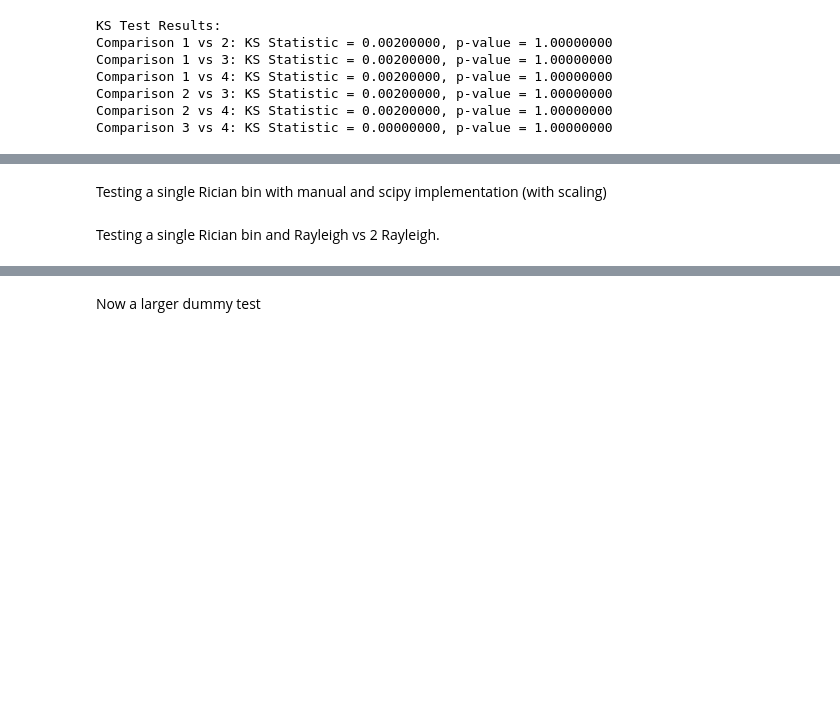
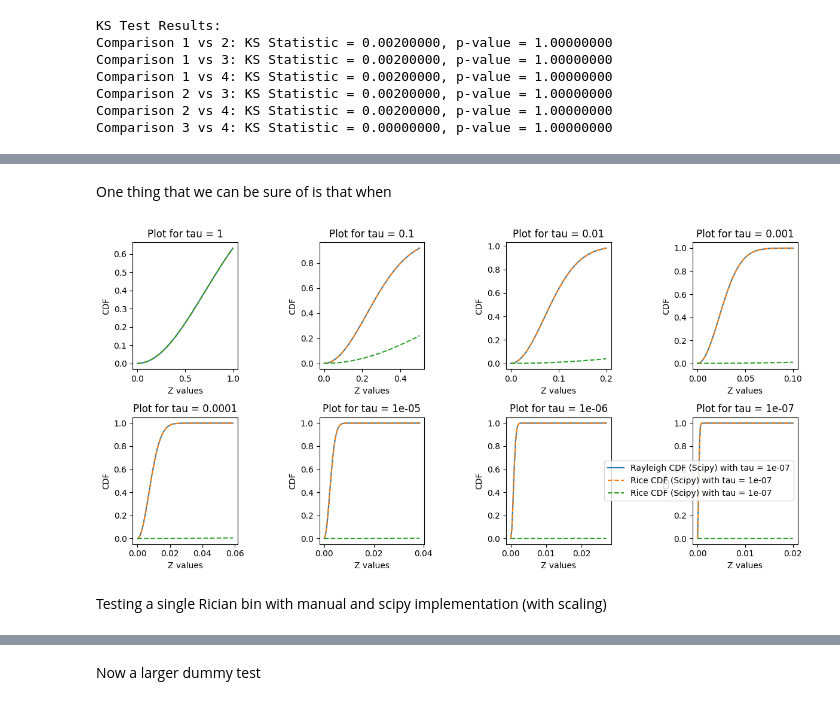
Before and after one commit to QTNM/PowerCutStats, a Jupyter notebook: examples/Validation.ipynb, the cells around one changed output, grey strips where cells are left out. Drawn from its saved outputs; the diff is of its cells as text; code cells hidden in the pictures; blank space fills up the shorter version.

```diff
--- a/examples/Validation.ipynb
+++ b/examples/Validation.ipynb
@@ -104,4 +142,68 @@ Comparison 3 vs 4: KS Statistic = 0.00000000, p-value = 1.00000000
+# %% [markdown]
+One thing that we can be sure of is that when
+# %%
+
+z_values = np.linspace(0, 1, 1000)
+N_bin = 1
+x_S = 1e-6
+tau_rice = 1
+
+tau_list = [1, 1e-1, 1e-2, 1e-3, 1e-4, 1e-5, 1e-6, 1e-7]
+
+# Create a 2x4 grid of subplots (8 subplots in total)
+fig, axes = plt.subplots(2, 4, figsize=(12, 6))
+
+# Flatten the axes array to make iteration easier
+axes = axes.flatten()
+
+for i, tau_rice in enumerate(tau_list):
+    ax = axes[i]
+
+    z_values= np.linspace(0, 1/((i**2)+1), 100)
+
+    # Calculate your rice distributions
+    rice_cdf = rice_CDF(z_values, tau_rice, 0)
+    ray_cdf = rayleigh_CDF(z_values, tau_rice, N_bin=1)
+    rice_cdf_nonzero = rice_CDF(z_values, tau, x_S)
+
+
+    # Labels for the plots
+    label_rice = 'Rice CDF (Scipy) with tau = ' + str(tau_rice)
+    label_ray = 'Rayleigh CDF (Scipy) with tau = ' + str(tau_rice)
+    label_rice_nonzero = 'Rice CDF (Scipy) with tau = ' + str(tau_rice)
+
+    # Plot the two distributions on the corresponding subplot
+    ax.plot(z_values, ray_cdf, label=label_ray)
+    ax.plot(z_values, rice_cdf, label=label_rice, linestyle='--')
+    ax.plot(z_values, rice_cdf_nonzero, label=label_rice_nonzero, linestyle='--')
+
+    # Set the title and labels
+    ax.set_title(f'Plot for tau = {tau_rice}')
+    ax.set_xlabel('Z values')
+    ax.set_ylabel('CDF')
+
+    # Add a legend
+
+ax.legend()
+
+# Adjust layout to ensure plots don't overlap
+plt.tight_layout()
+
+# Show the plots
+plt.show()
+
+
+# rice_cdf = rice_CDF(z_values, tau, 0)
+# ray_cdf = rayleigh_CDF(z_values, tau, N_bin=1)
+
+
+
+# plt.plot(z_values, rice_cdf, label='Rice CDF')
+# plt.plot(z_values, ray_cdf, label='Rayleigh CDF', linestyle='--')
+# plt.plot(z_values, rice_cdf_nonzero, label='Rice CDF (Non-Zero)', linestyle='--')
+# plt.legend()
+# plt.show()
+# %% [output]
+[figure, added]
 # %% [markdown]
 Testing a single Rician bin with manual and scipy implementation (with scaling)
-# %% [markdown]
-Testing a single Rician bin and Rayleigh vs 2 Rayleigh.
```
Also changed, not shown: parts of 12 cells of this notebook.
